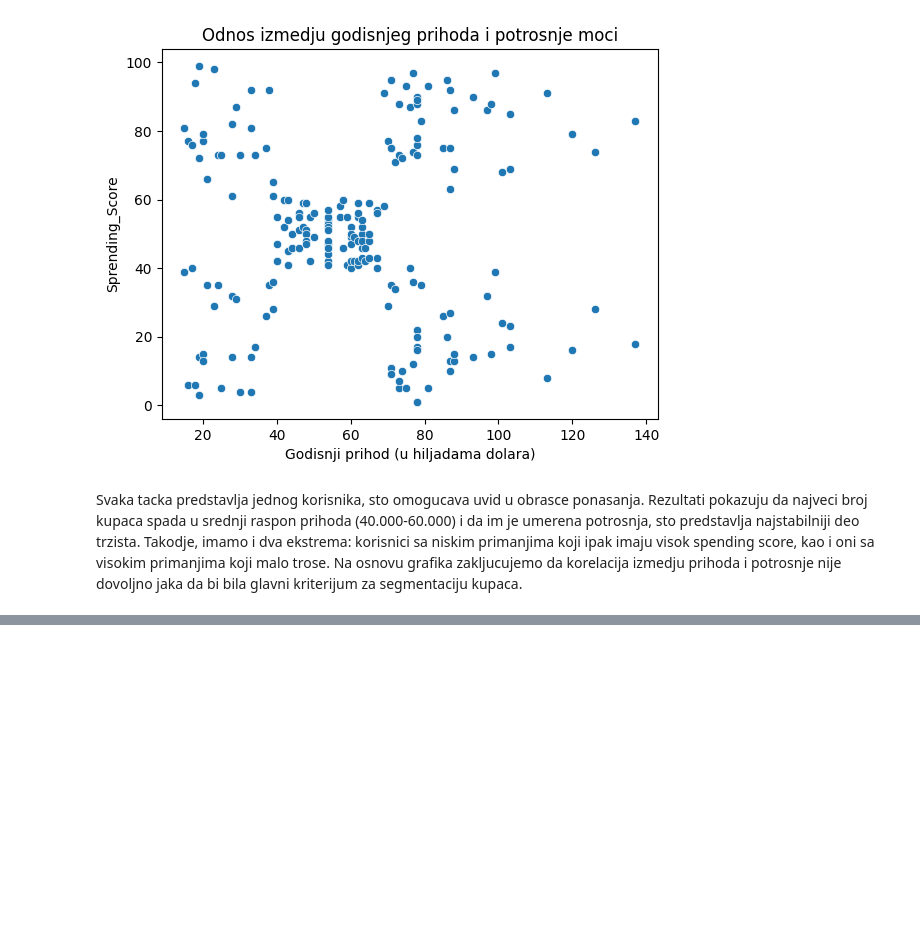
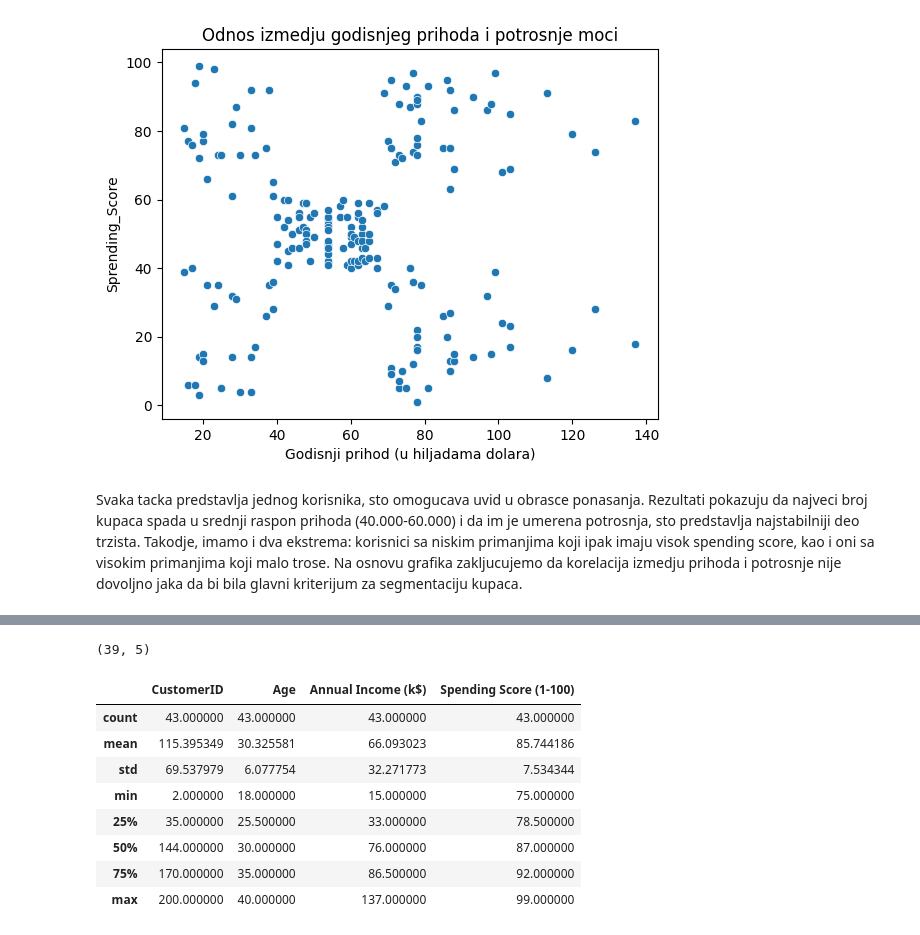
Before and after one commit to KrstinaPerovic/Vezba-Python-1, a Jupyter notebook: Untitled1.ipynb, the cells around one changed output, grey strips where cells are left out. Cells and saved outputs as stored; diff of their text form; code cells hidden in the pictures; blank space fills up the shorter version.

```diff
--- a/Untitled1.ipynb
+++ b/Untitled1.ipynb
@@ -227,0 +230,3 @@ Na osnovu grafika zakljucujemo da korelacija izmedju prihoda i potrosnje nije do
+# %%
+min_spend_score = 25
+max_spend_score = 75
@@ -227,0 +254,2 @@ Na osnovu grafika zakljucujemo da korelacija izmedju prihoda i potrosnje nije do
+# %%
+df_max_spend = df[df['Spending Score (1-100)'] >= max_spend_score]
@@ -227,0 +265,4 @@ Na osnovu grafika zakljucujemo da korelacija izmedju prihoda i potrosnje nije do
+# %%
+df[df['Spending Score (1-100)'] <= min_spend_score].shape
+# %% [output]
+(39, 5)
@@ -227,0 +271,12 @@ Na osnovu grafika zakljucujemo da korelacija izmedju prihoda i potrosnje nije do
+# %%
+df_max_spend.describe()
+# %% [output]
+|  | CustomerID | Age | Annual Income (k$) | Spending Score (1-100) |
+| count | 43.000000 | 43.000000 | 43.000000 | 43.000000 |
+| mean | 115.395349 | 30.325581 | 66.093023 | 85.744186 |
+| std | 69.537979 | 6.077754 | 32.271773 | 7.534344 |
+| min | 2.000000 | 18.000000 | 15.000000 | 75.000000 |
+| 25% | 35.000000 | 25.500000 | 33.000000 | 78.500000 |
+| 50% | 144.000000 | 30.000000 | 76.000000 | 87.000000 |
+| 75% | 170.000000 | 35.000000 | 86.500000 | 92.000000 |
+| max | 200.000000 | 40.000000 | 137.000000 | 99.000000 |
```
Also changed, not shown: parts of 7 cells of this notebook.
